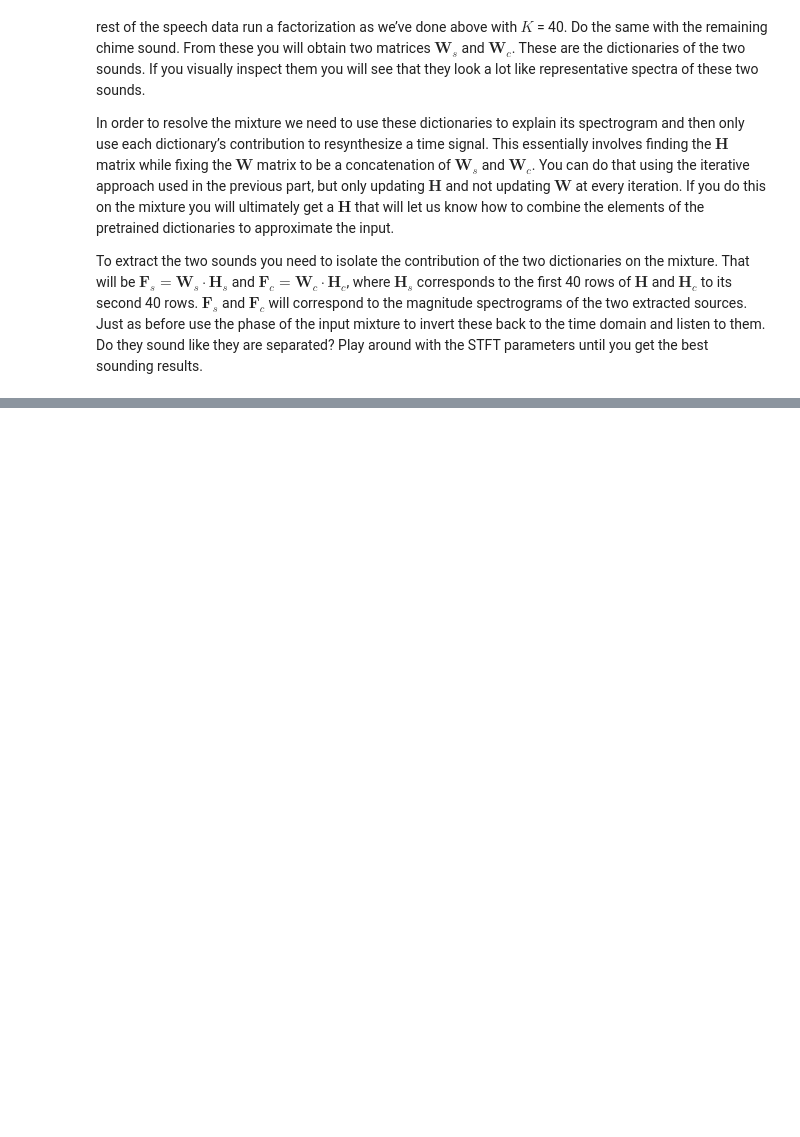
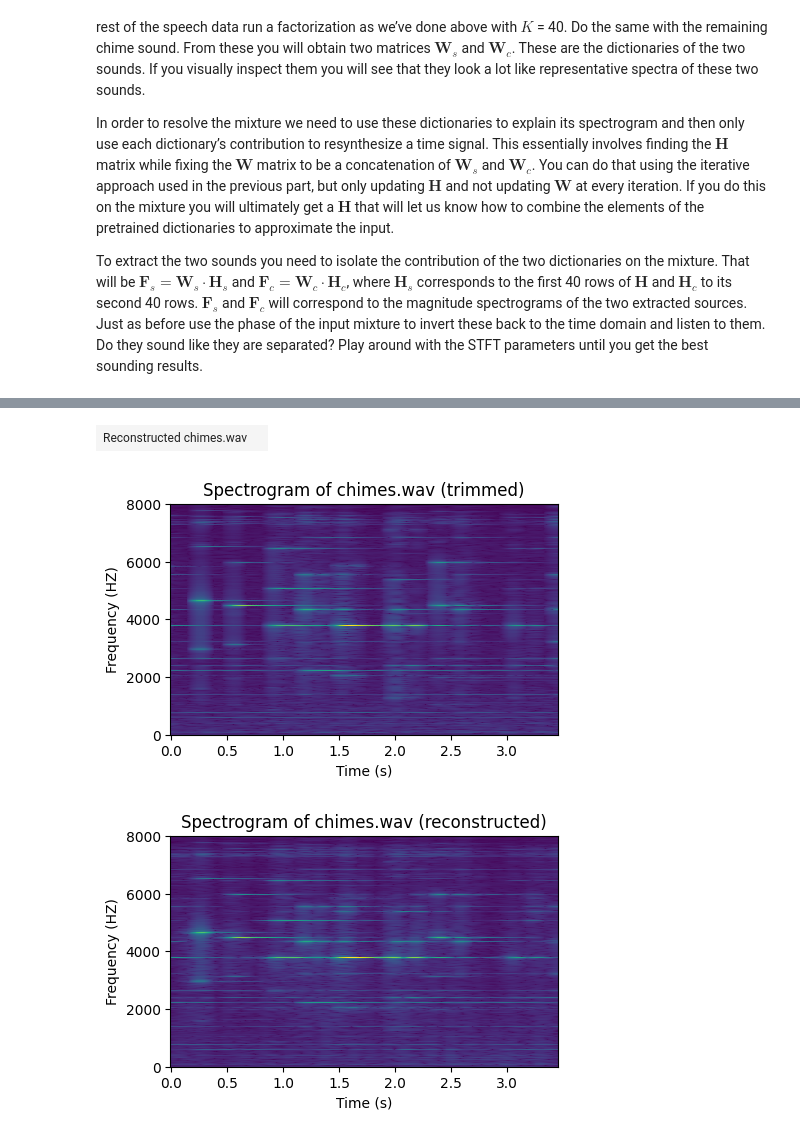
Before and after one commit to aditk3/CS448-Labs, a Jupyter notebook: Lab 10/Lab 10 - Spectral Factorizations.ipynb, the cells around one changed output, grey strips where cells are left out. Saved outputs shown, nothing was run; the diff lists cells and outputs as text; code cells hidden in the pictures; blank space fills up the shorter version.

```diff
--- a/Lab 10/Lab 10 - Spectral Factorizations.ipynb
+++ b/Lab 10/Lab 10 - Spectral Factorizations.ipynb
@@ -221,6 +222,8 @@ for i in range(K):
 for ax in fig.get_axes():
     ax.label_outer()
 
+plt.rcParams["figure.figsize"] = (5, 3)
+
 # Playing the 4 sounds
 for i in range(K):
     sound(extracted_sounds[i], fs, f"Sound {i + 1}")
@@ -268,0 +341,47 @@ NotImplementedError:
+# %%
+# Calculating H
+W = np.hstack([Wc, Ws])
+
+F = stft(combined, DFT_SIZE, HOP_SIZE, ZERO_PAD, WINDOW).T
+H = np.random.uniform(low=10, high=11, size=(K * 2, F.shape[1]))
+
+for i in range(100):
+    H *= (W.T @ (np.abs(F) / (W @ H + 1e-7)))
+
+Hc, Hs = np.split(H, 2, axis=0)
+# %%
+# Reconstruction of the chimes
+Fc = Wc @ Hc
+
+sounds = []
+combined_stft = stft(combined, DFT_SIZE, HOP_SIZE, ZERO_PAD, WINDOW)
+
+for _ in range(K):
+    # Calculate the modified STFT by multiplying Fc with the phase of the combined STFT
+    modified_stft = (Fc * np.angle(combined_stft.T)).T
+    # Calculate the inverse STFT to get the time-domain signal
+    sound_signal = istft(modified_stft, DFT_SIZE, HOP_SIZE, ZERO_PAD, WINDOW)
+    sounds.append(sound_signal)
+
+# Sum the individual sounds to obtain the reconstructed signal
+chimes_reconstructed = np.real(np.sum(sounds, axis=0))
+sound(chimes_reconstructed, fs_chimes, "Reconstructed chimes.wav")
+
+plot_spectrogram(stft(chimes_trim, DFT_SIZE, HOP_SIZE, ZERO_PAD, WINDOW),
+                 DFT_SIZE,
+                 HOP_SIZE,
+                 ZERO_PAD,
+                 fs_chimes,
+                 title="Spectrogram of chimes.wav (trimmed)")
+
+plot_spectrogram(stft(chimes_reconstructed, DFT_SIZE, HOP_SIZE, ZERO_PAD,
+                      WINDOW),
+                 DFT_SIZE,
+                 HOP_SIZE,
+                 ZERO_PAD,
+                 fs_chimes,
+                 title="Spectrogram of chimes.wav (reconstructed)")
+# %% [output]
+| Reconstructed chimes.wav |  |
+[figure, added]
+[figure, added]
```
Also changed, not shown: parts of 12 cells of this notebook, 1 other file.
